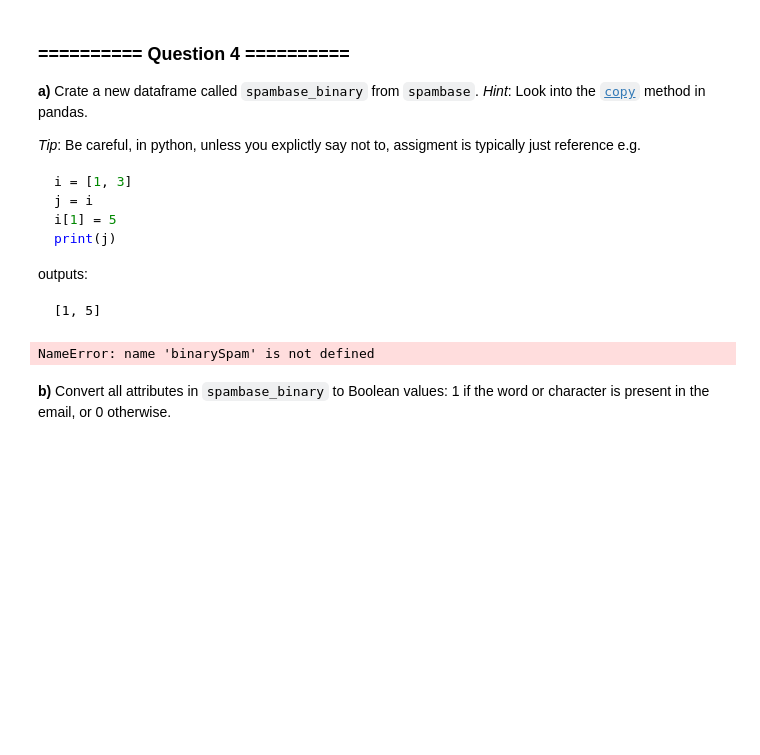
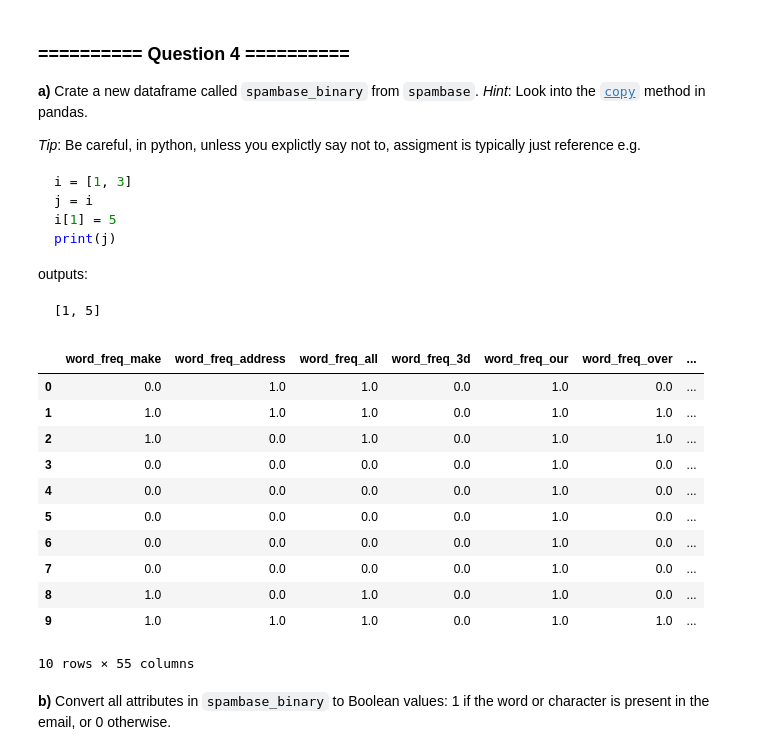
Before and after one commit to jordisc97/ML, a Jupyter notebook: 01 - Analysis and Visualisation.ipynb, the cells around one changed output. Drawn from its saved outputs; the diff is of its cells as text; code cells hidden in the pictures; blank space fills up the shorter version.

````diff
--- a/01 - Analysis and Visualisation.ipynb
+++ b/01 - Analysis and Visualisation.ipynb
@@ -183,14 +183,25 @@ outputs:
 ```
 # %%
 # Your Code goes here:
-spambase_binary = spambase.copy(deep = True)
+binarySpam = spambase.copy(deep = True)
 
 # binarySpam = spambase_binary.applymap(lambda x: 1 if x != 0 else x)
-spambase_binary[spambase_binary > 0] = 1
+binarySpam[binarySpam > 0] = 1
 
 binarySpam.head(10)
 # %% [output]
+|  | word_freq_make | word_freq_address | word_freq_all | word_freq_3d | word_freq_our | word_freq_over | ... |
+| 0 | 0.0 | 1.0 | 1.0 | 0.0 | 1.0 | 0.0 | ... |
+| 1 | 1.0 | 1.0 | 1.0 | 0.0 | 1.0 | 1.0 | ... |
+| 2 | 1.0 | 0.0 | 1.0 | 0.0 | 1.0 | 1.0 | ... |
+| 3 | 0.0 | 0.0 | 0.0 | 0.0 | 1.0 | 0.0 | ... |
+| 4 | 0.0 | 0.0 | 0.0 | 0.0 | 1.0 | 0.0 | ... |
+| 5 | 0.0 | 0.0 | 0.0 | 0.0 | 1.0 | 0.0 | ... |
+| 6 | 0.0 | 0.0 | 0.0 | 0.0 | 1.0 | 0.0 | ... |
+| 7 | 0.0 | 0.0 | 0.0 | 0.0 | 1.0 | 0.0 | ... |
+| 8 | 1.0 | 0.0 | 1.0 | 0.0 | 1.0 | 0.0 | ... |
+| 9 | 1.0 | 1.0 | 1.0 | 0.0 | 1.0 | 1.0 | ... |
-NameError: name 'binarySpam' is not defined
+10 rows × 55 columns
 # %% [markdown]
 **b)** Convert all attributes in `spambase_binary` to Boolean values: 1 if the word or character is present in the email, or 0 otherwise.
 # %%
````
Also changed, not shown: parts of 22 cells of this notebook.
